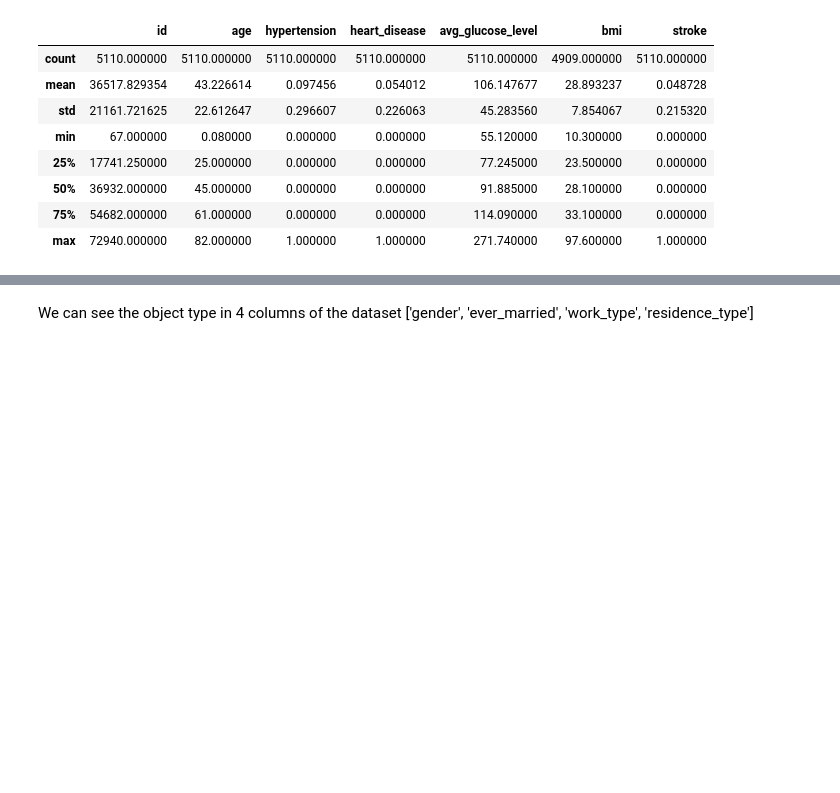
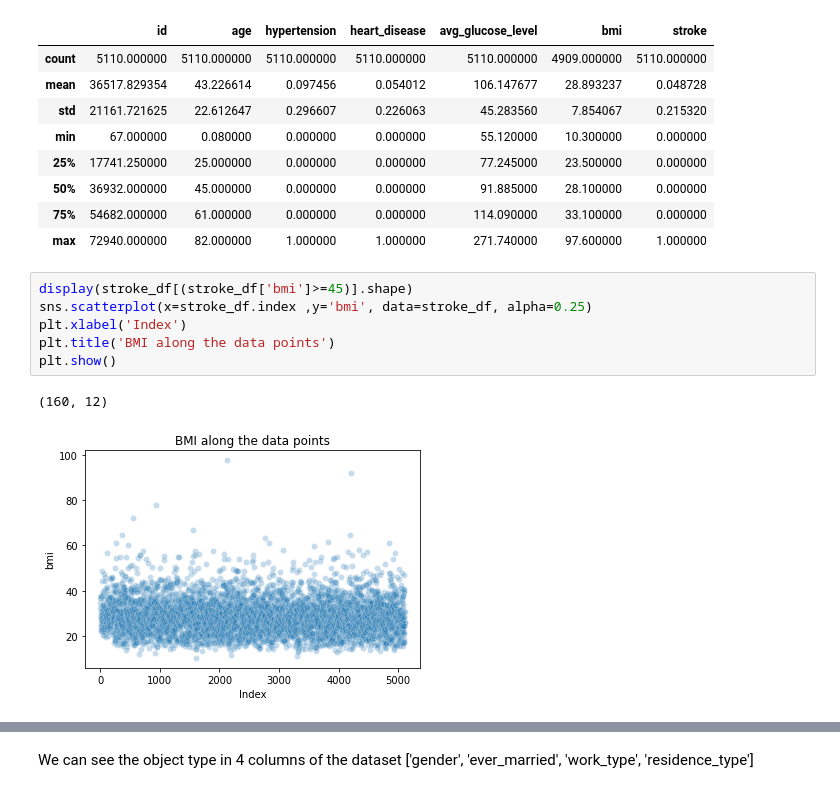
Before and after one commit to dandrue/StrokePrediction, a Jupyter notebook: StrokePredictionNotebook.ipynb, the cells around one changed output, grey strips where cells are left out. Saved outputs shown, nothing was run; the diff lists cells and outputs as text; blank space fills up the shorter version.

Commit message:
Exploring the data

```diff
--- a/StrokePredictionNotebook.ipynb
+++ b/StrokePredictionNotebook.ipynb
@@ -62,3 +64,12 @@ display(stroke_df.describe())
 | 50% | 36932.000000 | 45.000000 | 0.000000 | 0.000000 | 91.885000 | 28.100000 | 0.000000 |
 | 75% | 54682.000000 | 61.000000 | 0.000000 | 0.000000 | 114.090000 | 33.100000 | 0.000000 |
 | max | 72940.000000 | 82.000000 | 1.000000 | 1.000000 | 271.740000 | 97.600000 | 1.000000 |
+# %%
+display(stroke_df[(stroke_df['bmi']>=45)].shape)
+sns.scatterplot(x=stroke_df.index ,y='bmi', data=stroke_df, alpha=0.25)
+plt.xlabel('Index')
+plt.title('BMI along the data points')
+plt.show()
+# %% [output]
+(160, 12)
+[figure, added]
```
Also changed, not shown: parts of 20 cells of this notebook.
